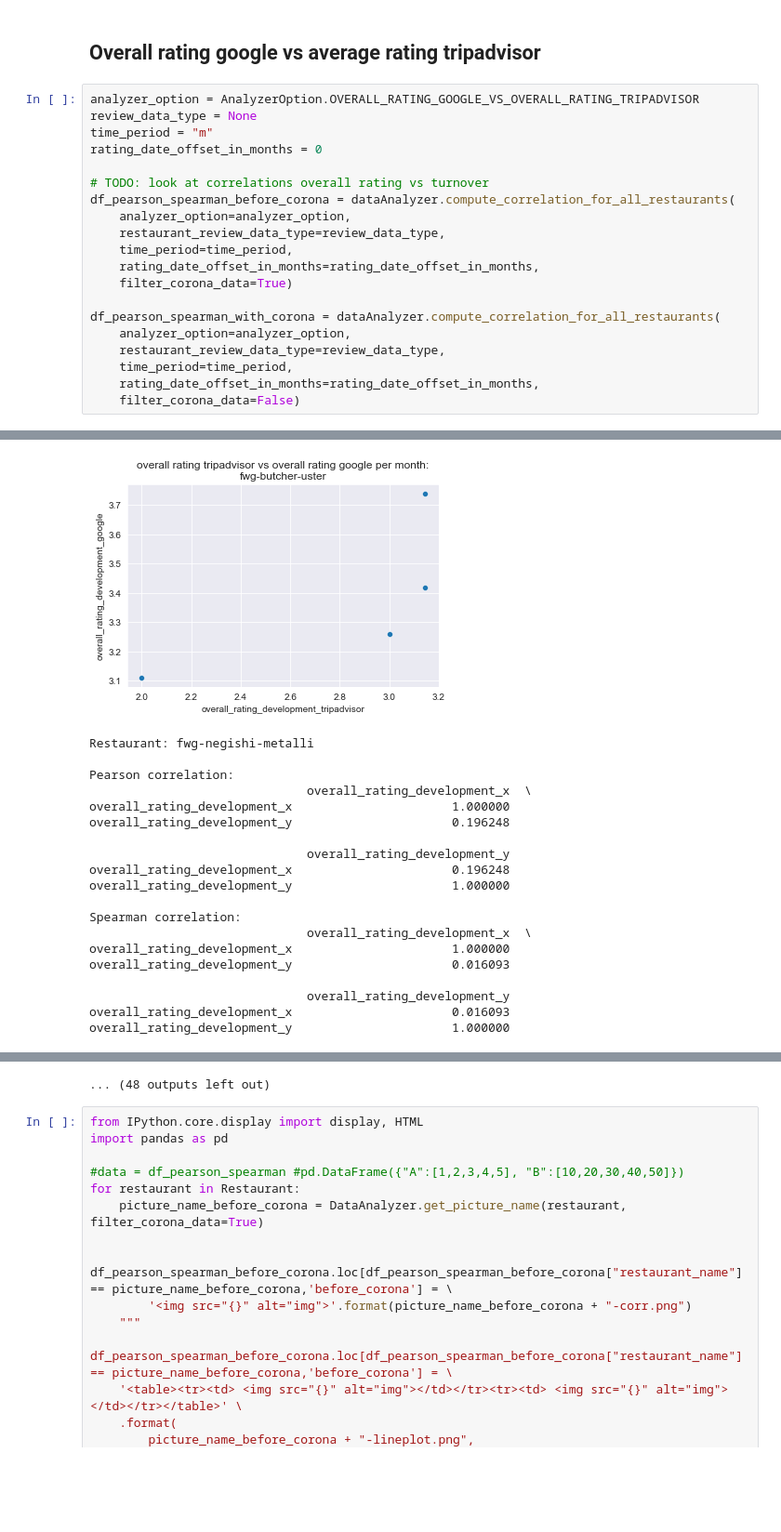
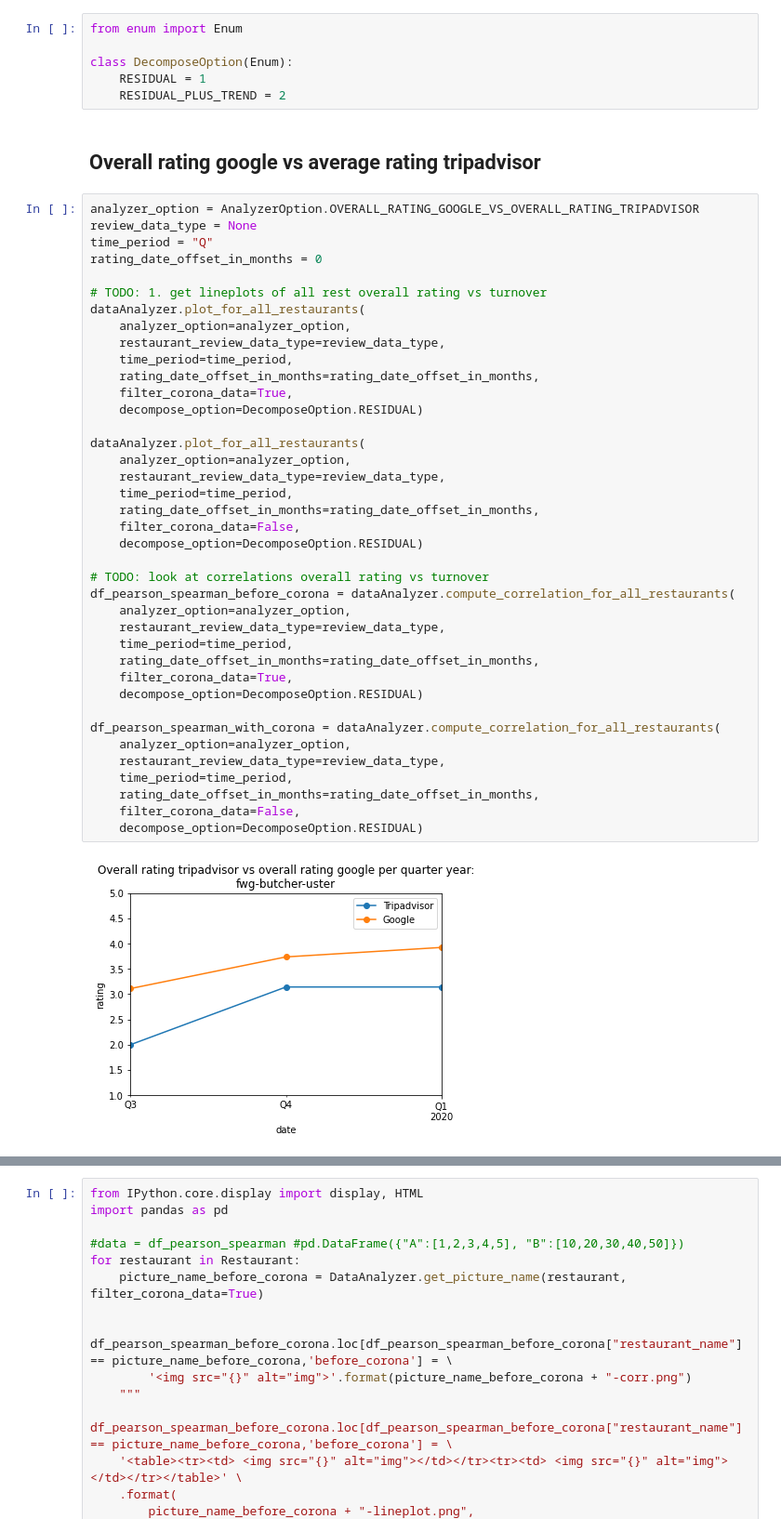
Before and after one commit to fatihsolmaz22/Bachelorarbeit_FS22, a Jupyter notebook: 02_Code/ba_code/ba_code/data_processing_and_analysis/05_correlation_overall_rating_google_and_overall_rating_tripadvisor.ipynb, the cells around one changed output, grey strips where cells are left out. Shown at 93% size. Cells and saved outputs as stored; diff of their text form; blank space fills up the shorter version.

```diff
--- a/02_Code/ba_code/ba_code/data_processing_and_analysis/05_correlation_overall_rating_google_and_overall_rating_tripadvisor.ipynb
+++ b/02_Code/ba_code/ba_code/data_processing_and_analysis/05_correlation_overall_rating_google_and_overall_rating_tripadvisor.ipynb
@@ -8,26 +8,52 @@ from ba_code.data_processing_and_analysis.prognolite.prognolite_restaurant_const
     Restaurant
 
 dataAnalyzer = DataAnalyzer()
+# %%
+from enum import Enum
+
+class DecomposeOption(Enum):
+    RESIDUAL = 1
+    RESIDUAL_PLUS_TREND = 2
 # %% [markdown]
 ## Overall rating google vs average rating tripadvisor
 # %%
 analyzer_option = AnalyzerOption.OVERALL_RATING_GOOGLE_VS_OVERALL_RATING_TRIPADVISOR
 review_data_type = None
-time_period = "m"
+time_period = "Q"
 rating_date_offset_in_months = 0
+
+# TODO: 1. get lineplots of all rest overall rating vs turnover
+dataAnalyzer.plot_for_all_restaurants(
+    analyzer_option=analyzer_option,
+    restaurant_review_data_type=review_data_type,
+    time_period=time_period,
+    rating_date_offset_in_months=rating_date_offset_in_months,
+    filter_corona_data=True,
+    decompose_option=DecomposeOption.RESIDUAL)
+
+dataAnalyzer.plot_for_all_restaurants(
+    analyzer_option=analyzer_option,
+    restaurant_review_data_type=review_data_type,
+    time_period=time_period,
+    rating_date_offset_in_months=rating_date_offset_in_months,
+    filter_corona_data=False,
+    decompose_option=DecomposeOption.RESIDUAL)
 
 # TODO: look at correlations overall rating vs turnover
 df_pearson_spearman_before_corona = dataAnalyzer.compute_correlation_for_all_restaurants(
     analyzer_option=analyzer_option,
     restaurant_review_data_type=review_data_type,
     time_period=time_period,
     rating_date_offset_in_months=rating_date_offset_in_months,
-    filter_corona_data=True)
+    filter_corona_data=True,
+    decompose_option=DecomposeOption.RESIDUAL)
 
 df_pearson_spearman_with_corona = dataAnalyzer.compute_correlation_for_all_restaurants(
     analyzer_option=analyzer_option,
     restaurant_review_data_type=review_data_type,
     time_period=time_period,
     rating_date_offset_in_months=rating_date_offset_in_months,
-    filter_corona_data=False)
+    filter_corona_data=False,
+    decompose_option=DecomposeOption.RESIDUAL)
 # %% [output]
+[figure, new version]
@@ -53,20 +71,0 @@ overall_rating_development_y                      1.000000
-[figure, old version]
-Restaurant: fwg-negishi-metalli
-
-Pearson correlation:
-                              overall_rating_development_x  \
-overall_rating_development_x                      1.000000
-overall_rating_development_y                      0.196248
-
-                              overall_rating_development_y
-overall_rating_development_x                      0.196248
-overall_rating_development_y                      1.000000
-
-Spearman correlation:
-                              overall_rating_development_x  \
-overall_rating_development_x                      1.000000
-overall_rating_development_y                      0.016093
-
-                              overall_rating_development_y
-overall_rating_development_x                      0.016093
-overall_rating_development_y                      1.000000
@@ -154,4 +72,3 @@ overall_rating_development_y                      1.000000
-... (48 outputs left out)
 # %%
 from IPython.core.display import display, HTML
 import pandas as pd
```
Also changed, not shown: parts of 2 cells of this notebook, 42 other files.
